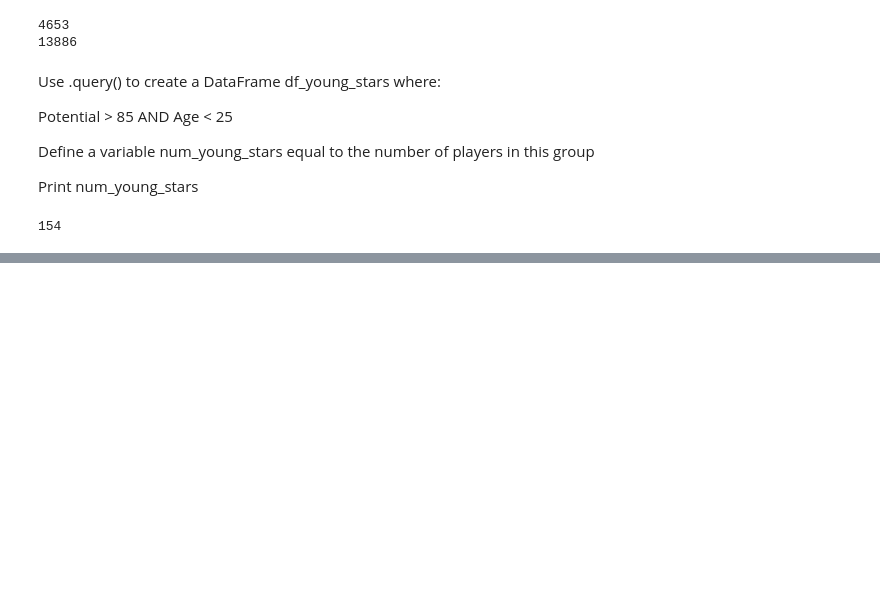
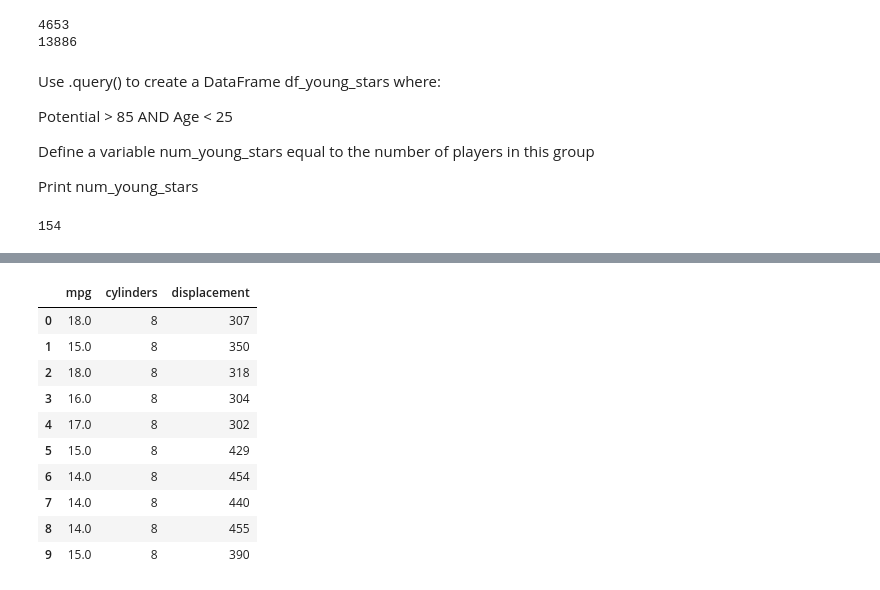
Before and after one commit to Orlykg/datasci151spring2026, a Jupyter notebook: _quizzes/practice_quiz_3/practice_quiz.ipynb, the cells around one changed output, grey strips where cells are left out. Saved outputs shown, nothing was run; the diff lists cells and outputs as text; code cells hidden in the pictures; blank space fills up the shorter version.

```diff
--- a/_quizzes/practice_quiz_3/practice_quiz.ipynb
+++ b/_quizzes/practice_quiz_3/practice_quiz.ipynb
@@ -350,0 +433,14 @@ print(num_young_stars)
+# %%
+df.iloc[0:10, 0:3]
+# %% [output]
+|  | mpg | cylinders | displacement |
+| 0 | 18.0 | 8 | 307 |
+| 1 | 15.0 | 8 | 350 |
+| 2 | 18.0 | 8 | 318 |
+| 3 | 16.0 | 8 | 304 |
+| 4 | 17.0 | 8 | 302 |
+| 5 | 15.0 | 8 | 429 |
+| 6 | 14.0 | 8 | 454 |
+| 7 | 14.0 | 8 | 440 |
+| 8 | 14.0 | 8 | 455 |
+| 9 | 15.0 | 8 | 390 |
```
Also changed, not shown: parts of 18 cells of this notebook, 1 other file.
